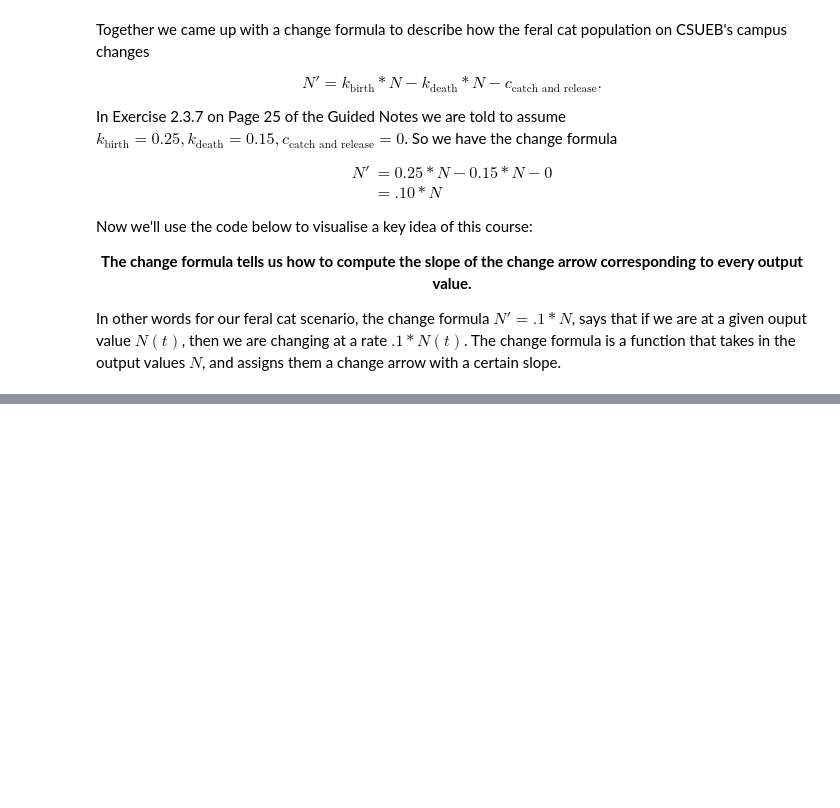
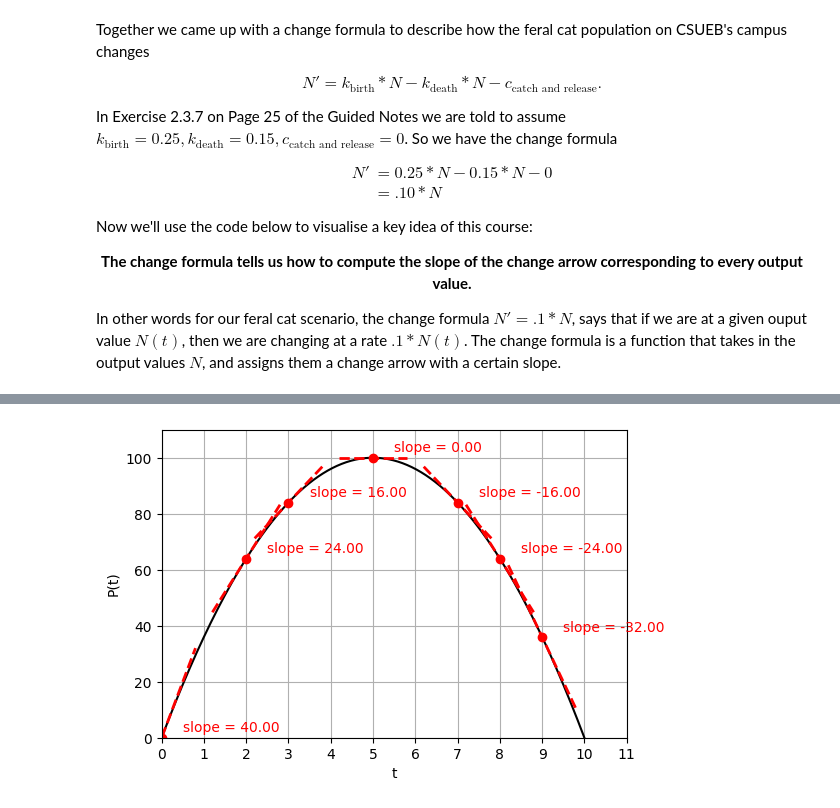
Before and after one commit to mikahlbk/MATH-DATA-105-Fall-2025-Banwarth-Kuhn, a Jupyter notebook: Week 4/Lab 5.ipynb, the cells around one changed output, grey strips where cells are left out. Drawn from its saved outputs; the diff is of its cells as text; code cells hidden in the pictures; blank space fills up the shorter version.

```diff
--- a/Week 4/Lab 5.ipynb
+++ b/Week 4/Lab 5.ipynb
@@ -89,0 +97,47 @@ plt.show()
+# %%
+import numpy as np
+import matplotlib.pyplot as plt
+
+# function being plotted
+def P(t):
+    return -4*t*(t-10)
+
+# derivative (slope) of P
+def compute_slope(t):
+    return -8*t + 40
+
+# function that draws tangent line at point (t0, P(t0))
+def add_tangent(t0, color, length=.8):
+    P0 = P(t0)
+    slope = compute_slope(t0)
+    # pick an interval around t0 to draw the tangent line
+    t_vals = np.linspace(t0 - length, t0 + length, 50)
+    tangent_vals = P0 + slope*(t_vals - t0)
+    plt.plot(t_vals, tangent_vals, color=color, linestyle="--",linewidth = 2)
+    plt.text(t0 + 0.5, P0 + 2, f"slope = {slope:.2f}", color=color)
+
+# --- Make the axes --- #
+plt.figure(figsize=(6, 4))
+plt.axhline(0, color='gray', linewidth=0.5)
+plt.axvline(0, color='gray', linewidth=0.5)
+plt.xlabel("t")
+plt.ylabel("P(t)")
+plt.grid(True)
+plt.xlim(0, 11)
+plt.xticks(np.arange(0, 12, 1))
+plt.ylim(0, 110)
+
+# --- Plot the curve --- #
+t = np.linspace(0, 11, 200)
+plt.plot(t, P(t), label="$P(t)=-4t(t-10)$", color="black")
+
+# points and tangent lines
+points = [0, 2, 3, 5,7,8, 9]
+for t0 in points:
+    plt.plot(t0, P(t0), marker="o", color="red")  # point
+    add_tangent(t0, color="red")                   # tangent line
+
+
+plt.show()
+# %% [output]
+[figure, added]
```
Also changed, not shown: parts of 2 cells of this notebook, 2 other files.
